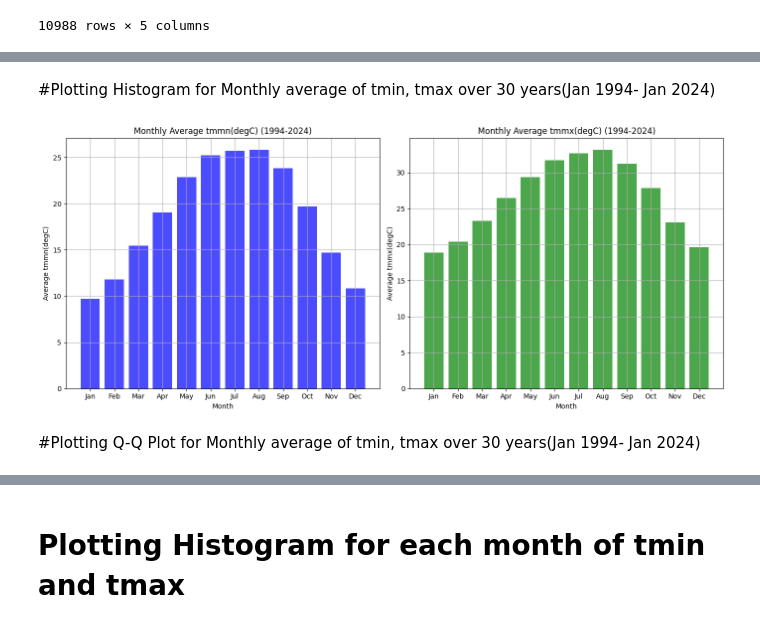
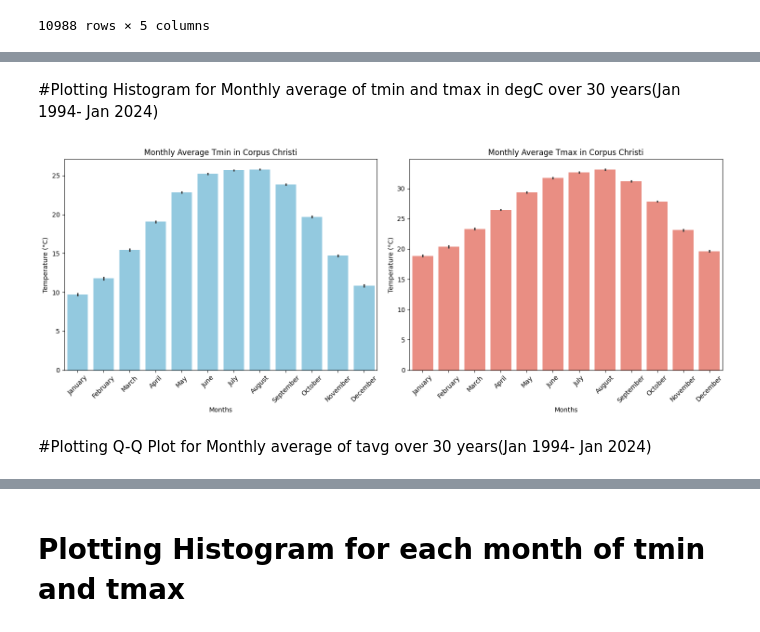
Before and after one commit to dhrutijoshi11/HypothesisTesting, a Jupyter notebook: Avg_mon_temp_in_CC.ipynb, the cells around one changed output, grey strips where cells are left out. Saved outputs shown, nothing was run; the diff lists cells and outputs as text; code cells hidden in the pictures.

```diff
--- a/Avg_mon_temp_in_CC.ipynb
+++ b/Avg_mon_temp_in_CC.ipynb
@@ -53,0 +57,2 @@ temp_df
+# %%
+temp_df['tavg'] = (temp_df['tmmn(degC)'] + temp_df['tmmx(degC)']) / 2
@@ -54,32 +96,31 @@ temp_df
 # %% [markdown]
-#Plotting Histogram for Monthly average of tmin, tmax over 30 years(Jan 1994- Jan 2024)
+#Plotting Histogram for Monthly average of tmin and tmax in degC over 30 years(Jan 1994- Jan 2024)
 # %%
-# Calculate monthly means for tmmn and tmmx
-monthly_means_tmmn = temp_df.groupby('Month')['tmmn(degC)'].mean()
-monthly_means_tmmx = temp_df.groupby('Month')['tmmx(degC)'].mean()
+temp_df['Date'] = pd.to_datetime(temp_df[['Year', 'Month', 'Day']])
+# Calculate monthly averages for Tmin and Tmax
+temp_df['Tmin_Monthly_Avg'] = temp_df.groupby(['Year', 'Month'])['tmmn(degC)'].transform('mean')
+temp_df['Tmax_Monthly_Avg'] = temp_df.groupby(['Year', 'Month'])['tmmx(degC)'].transform('mean')
 
-# Plot histograms for tmmn and tmmx
-plt.figure(figsize=(14, 6))
+# Plot histograms for Tmin and Tmax
+plt.figure(figsize=(15, 6))
 
 plt.subplot(1, 2, 1)
-plt.bar(monthly_means_tmmn.index, monthly_means_tmmn, color='blue', alpha=0.7)
-plt.title('Monthly Average tmmn(degC) (1994-2024)')
-plt.xlabel('Month')
-plt.ylabel('Average tmmn(degC)')
-plt.xticks(range(1, 13), [calendar.month_abbr[i] for i in range(1, 13)])  # Display month names on x-axis
-plt.grid(True)
+sns.barplot(x=temp_df['Date'].dt.month_name(), y=temp_df['Tmin_Monthly_Avg'], color='skyblue')
+plt.title('Monthly Average Tmin in Corpus Christi')
+plt.xlabel('Months')
+plt.ylabel('Temperature (°C)')
+plt.xticks(rotation=45)  # Rotate x-axis labels for better readability
 
 plt.subplot(1, 2, 2)
-plt.bar(monthly_means_tmmx.index, monthly_means_tmmx, color='green', alpha=0.7)
-plt.title('Monthly Average tmmx(degC) (1994-2024)')
-plt.xlabel('Month')
-plt.ylabel('Average tmmx(degC)')
-plt.xticks(range(1, 13), [calendar.month_abbr[i] for i in range(1, 13)])  # Display month names on x-axis
-plt.grid(True)
+sns.barplot(x=temp_df['Date'].dt.month_name(), y=temp_df['Tmax_Monthly_Avg'], color='salmon')
+plt.title('Monthly Average Tmax in Corpus Christi')
+plt.xlabel('Months')
+plt.ylabel('Temperature (°C)')
+plt.xticks(rotation=45)  # Rotate x-axis labels for better readability
 
 plt.tight_layout()
 plt.show()
 # %% [output]
-[figure, old version]
+[figure, new version]
 # %% [markdown]
-#Plotting Q-Q Plot for Monthly average of tmin, tmax over 30 years(Jan 1994- Jan 2024)
+#Plotting Q-Q Plot for Monthly average of tavg over 30 years(Jan 1994- Jan 2024)
```
Also changed, not shown: parts of 17 cells of this notebook.
